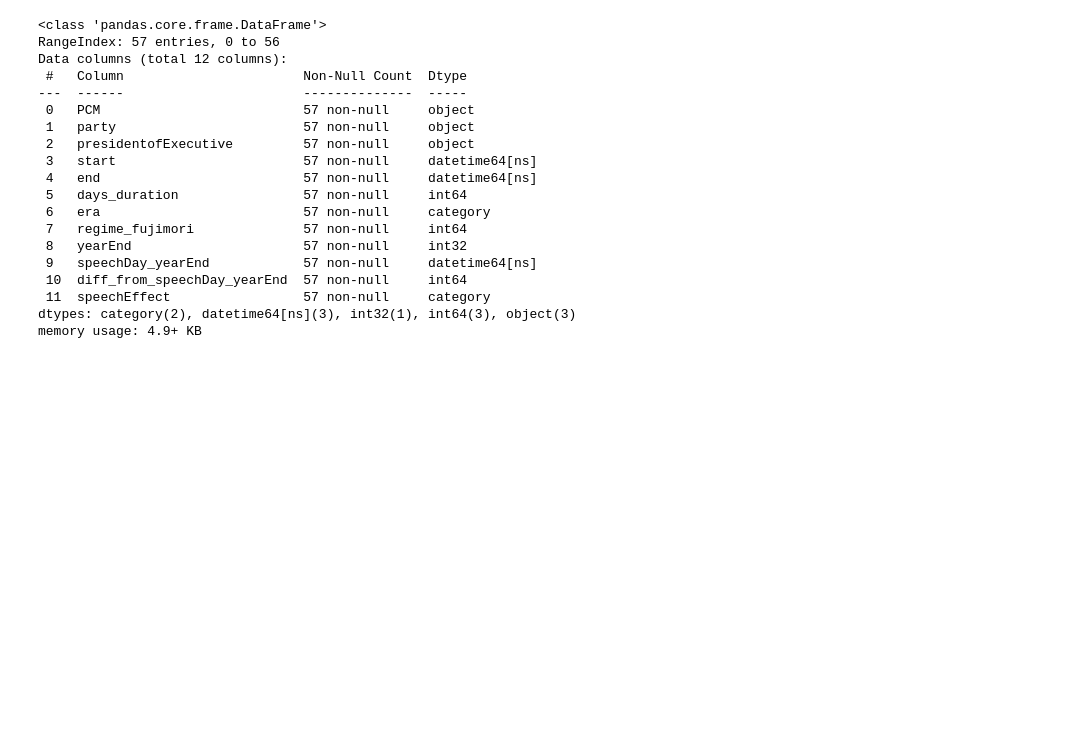
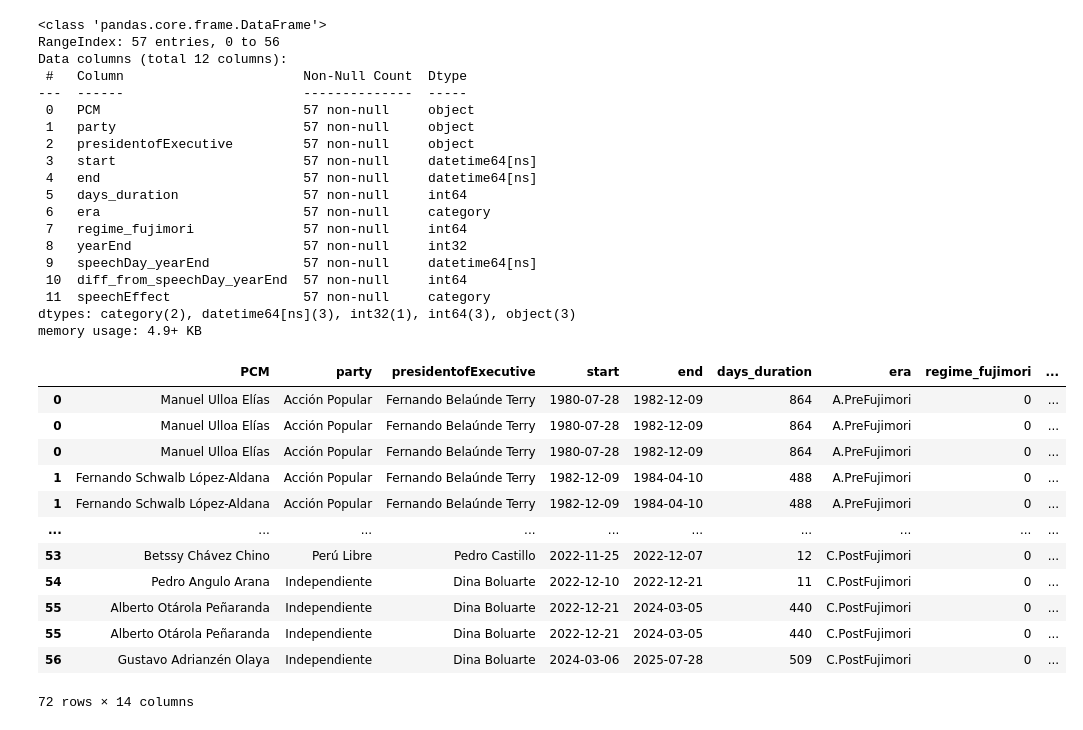
Before and after one commit to PULSO-PUCP/premieres, a Jupyter notebook: scrapePrimer.ipynb, the cells around one changed output. Cells and saved outputs as stored; diff of their text form; code cells hidden in the pictures; blank space fills up the shorter version.

```diff
--- a/scrapePrimer.ipynb
+++ b/scrapePrimer.ipynb
@@ -843,3 +843,53 @@ memory usage: 4.9+ KB
 # %%
 primesmodel.to_excel('primesmodel.xlsx',index=False)
 primesmodel.to_pickle('primesmodel.pkl')
+# %%
+import pandas as pd
+
+def split_at_july28(df, start_col='start', end_col='end', id_col='id'):
+    """
+    Splits each spell at every July 28 between start and end dates using Andersen–Gill.
+    Returns a DataFrame of intervals with columns:
+      - original columns
+      - interval_start, interval_end
+    """
+    intervals = []
+    for _, row in df.iterrows():
+        start = row[start_col]
+        end = row[end_col] if pd.notnull(row[end_col]) else pd.Timestamp('2025-05-08')
+        # Build list of July 28 cut-points after the start date
+        years = range(start.year + 1, end.year + 1)
+        cuts = [pd.Timestamp(year=y, month=7, day=28) for y in years if pd.Timestamp(year=y, month=7, day=28) < end]
+        current_start = start
+        for cut in cuts:
+            new_row = row.copy()
+            new_row['interval_start'] = current_start
+            new_row['interval_end'] = cut
+            intervals.append(new_row)
+            current_start = cut
+        # final interval
+        new_row = row.copy()
+        new_row['interval_start'] = current_start
+        new_row['interval_end'] = end
+        intervals.append(new_row)
+    return pd.DataFrame(intervals)
+
+# Usage example:
+spells = pd.read_excel('primesmodel.xlsx', parse_dates=['start', 'end'])
+intervals = split_at_july28(spells)
+# %%
+intervals
+# %% [output]
+|  | PCM | party | presidentofExecutive | start | end | days_duration | era | regime_fujimori | ... |
+| 0 | Manuel Ulloa Elías | Acción Popular | Fernando Belaúnde Terry | 1980-07-28 | 1982-12-09 | 864 | A.PreFujimori | 0 | ... |
+| 0 | Manuel Ulloa Elías | Acción Popular | Fernando Belaúnde Terry | 1980-07-28 | 1982-12-09 | 864 | A.PreFujimori | 0 | ... |
+| 0 | Manuel Ulloa Elías | Acción Popular | Fernando Belaúnde Terry | 1980-07-28 | 1982-12-09 | 864 | A.PreFujimori | 0 | ... |
+| 1 | Fernando Schwalb López-Aldana | Acción Popular | Fernando Belaúnde Terry | 1982-12-09 | 1984-04-10 | 488 | A.PreFujimori | 0 | ... |
+| 1 | Fernando Schwalb López-Aldana | Acción Popular | Fernando Belaúnde Terry | 1982-12-09 | 1984-04-10 | 488 | A.PreFujimori | 0 | ... |
+| ... | ... | ... | ... | ... | ... | ... | ... | ... | ... |
+| 53 | Betssy Chávez Chino | Perú Libre | Pedro Castillo | 2022-11-25 | 2022-12-07 | 12 | C.PostFujimori | 0 | ... |
+| 54 | Pedro Angulo Arana | Independiente | Dina Boluarte | 2022-12-10 | 2022-12-21 | 11 | C.PostFujimori | 0 | ... |
+| 55 | Alberto Otárola Peñaranda | Independiente | Dina Boluarte | 2022-12-21 | 2024-03-05 | 440 | C.PostFujimori | 0 | ... |
+| 55 | Alberto Otárola Peñaranda | Independiente | Dina Boluarte | 2022-12-21 | 2024-03-05 | 440 | C.PostFujimori | 0 | ... |
+| 56 | Gustavo Adrianzén Olaya | Independiente | Dina Boluarte | 2024-03-06 | 2025-07-28 | 509 | C.PostFujimori | 0 | ... |
+72 rows × 14 columns
```
Also changed, not shown: parts of 7 cells of this notebook, 2 other files.
